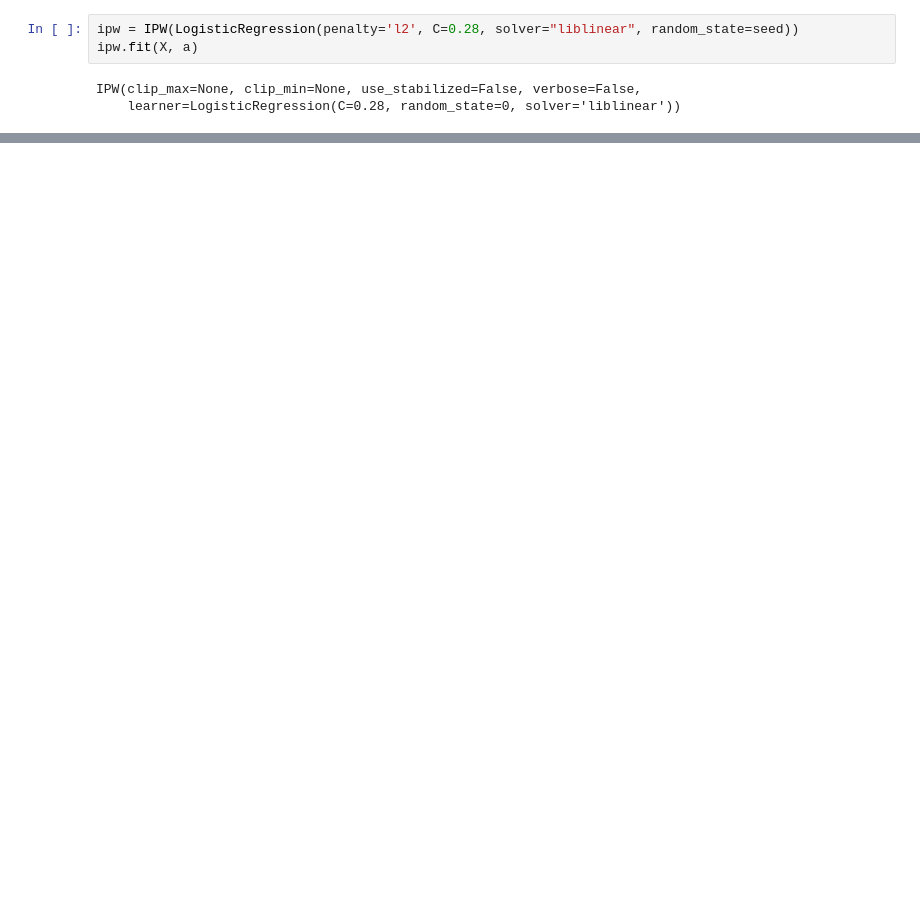
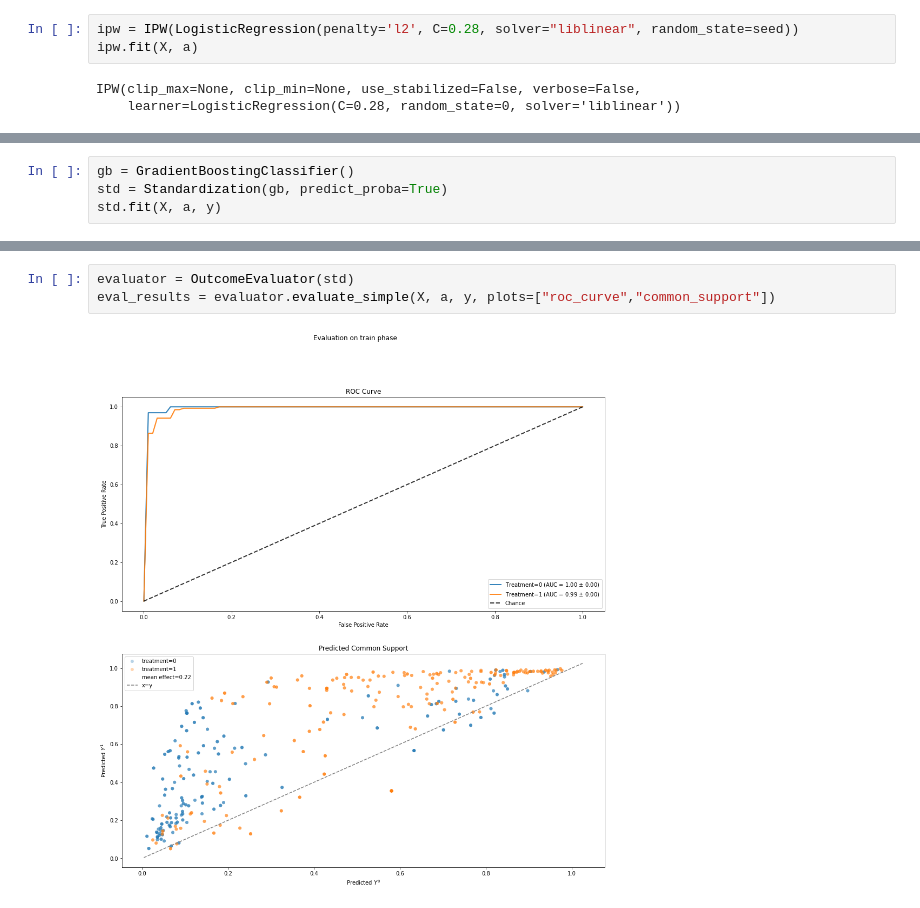
Before and after one commit to ofek181/A-Heart-Disease-Study, a Jupyter notebook: heart_disease_study.ipynb, the cells around one changed output, grey strips where cells are left out. Drawn from its saved outputs; the diff is of its cells as text; blank space fills up the shorter version.

```diff
--- a/heart_disease_study.ipynb
+++ b/heart_disease_study.ipynb
@@ -563,0 +569,4 @@ dtype: float64
+# %%
+gb = GradientBoostingClassifier()
+std = Standardization(gb, predict_proba=True)
+std.fit(X, a, y)
@@ -563,0 +588,5 @@ dtype: float64
+# %%
+evaluator = OutcomeEvaluator(std)
+eval_results = evaluator.evaluate_simple(X, a, y, plots=["roc_curve","common_support"])
+# %% [output]
+[figure, added]
```
Also changed, not shown: parts of 13 cells of this notebook.
